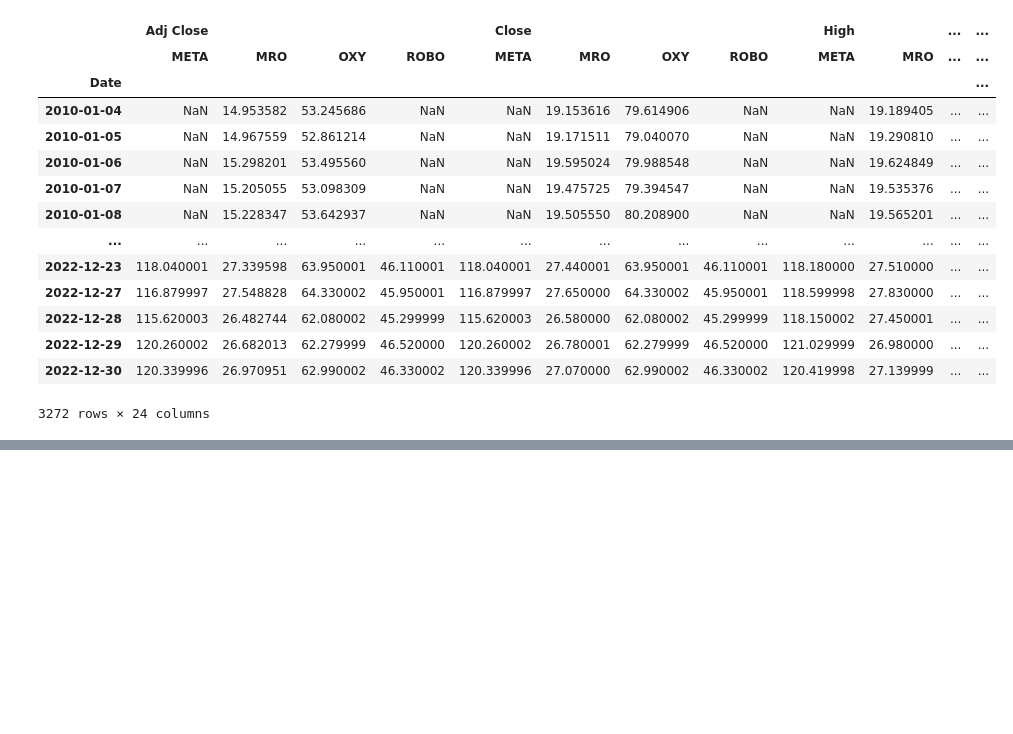
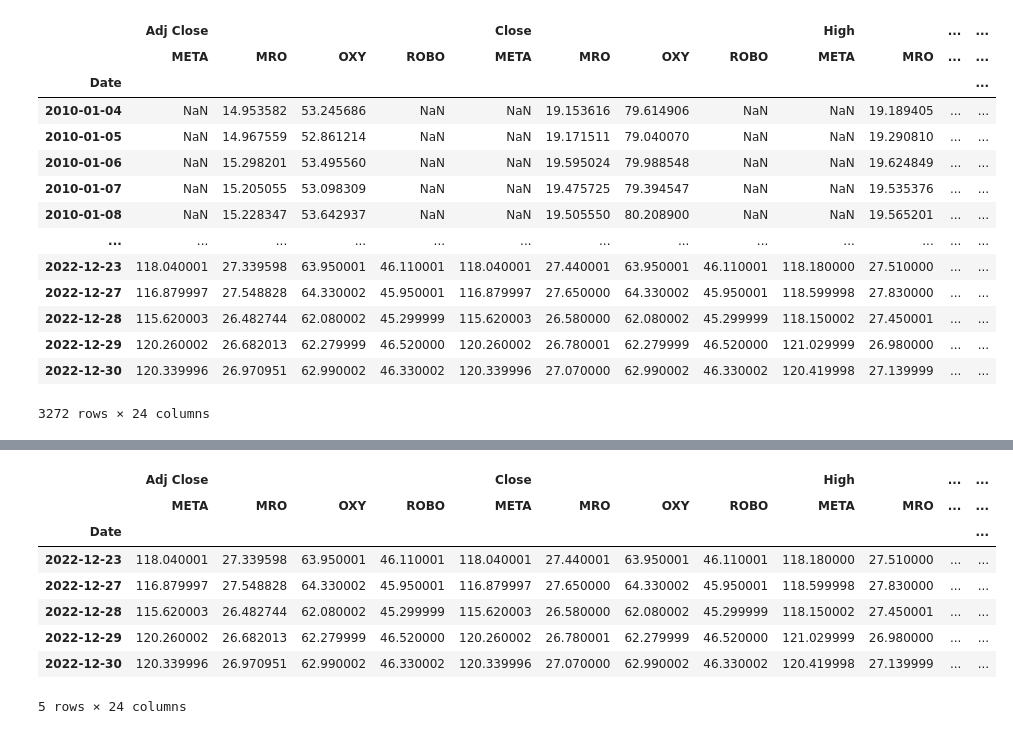
Before and after one commit to UditKarth/Quant, a Jupyter notebook: Algorithmic Trading Python.ipynb, the cells around one changed output, grey strips where cells are left out. Cells and saved outputs as stored; diff of their text form; code cells hidden in the pictures; blank space fills up the shorter version.

```diff
--- a/Algorithmic Trading Python.ipynb
+++ b/Algorithmic Trading Python.ipynb
@@ -50,0 +67,12 @@ stocks
+# %%
+stocks.tail() #gets the bottom 5 rows
+# %% [output]
+|  | Adj Close |  |  |  | Close |  |  |  | High |  | ... | ... |
+|  | META | MRO | OXY | ROBO | META | MRO | OXY | ROBO | META | MRO | ... | ... |
+| Date |  |  |  |  |  |  |  |  |  |  |  | ... |
+| 2022-12-23 | 118.040001 | 27.339598 | 63.950001 | 46.110001 | 118.040001 | 27.440001 | 63.950001 | 46.110001 | 118.180000 | 27.510000 | ... | ... |
+| 2022-12-27 | 116.879997 | 27.548828 | 64.330002 | 45.950001 | 116.879997 | 27.650000 | 64.330002 | 45.950001 | 118.599998 | 27.830000 | ... | ... |
+| 2022-12-28 | 115.620003 | 26.482744 | 62.080002 | 45.299999 | 115.620003 | 26.580000 | 62.080002 | 45.299999 | 118.150002 | 27.450001 | ... | ... |
+| 2022-12-29 | 120.260002 | 26.682013 | 62.279999 | 46.520000 | 120.260002 | 26.780001 | 62.279999 | 46.520000 | 121.029999 | 26.980000 | ... | ... |
+| 2022-12-30 | 120.339996 | 26.970951 | 62.990002 | 46.330002 | 120.339996 | 27.070000 | 62.990002 | 46.330002 | 120.419998 | 27.139999 | ... | ... |
+5 rows × 24 columns
```
Also changed, not shown: parts of 8 cells of this notebook, 1 other file.
